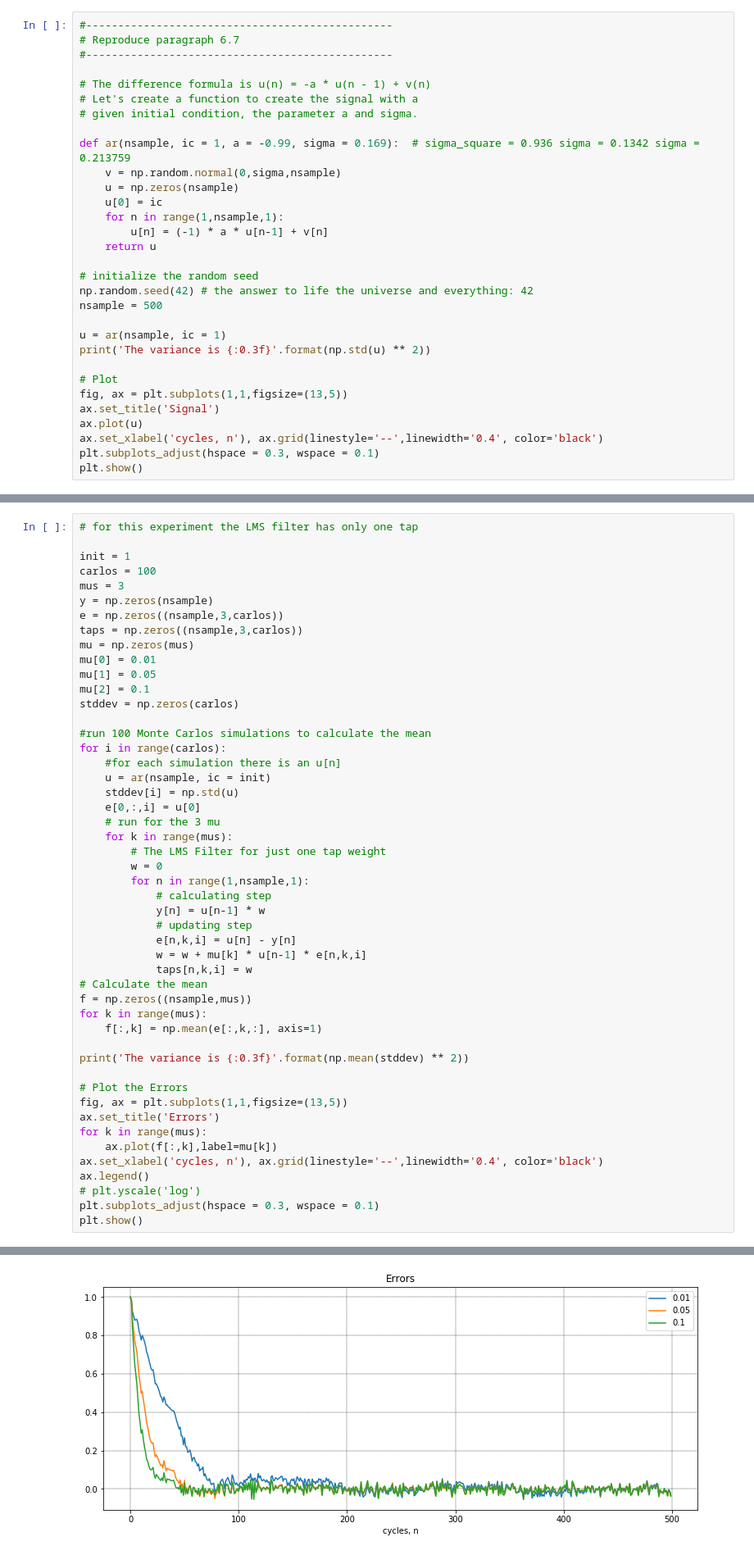
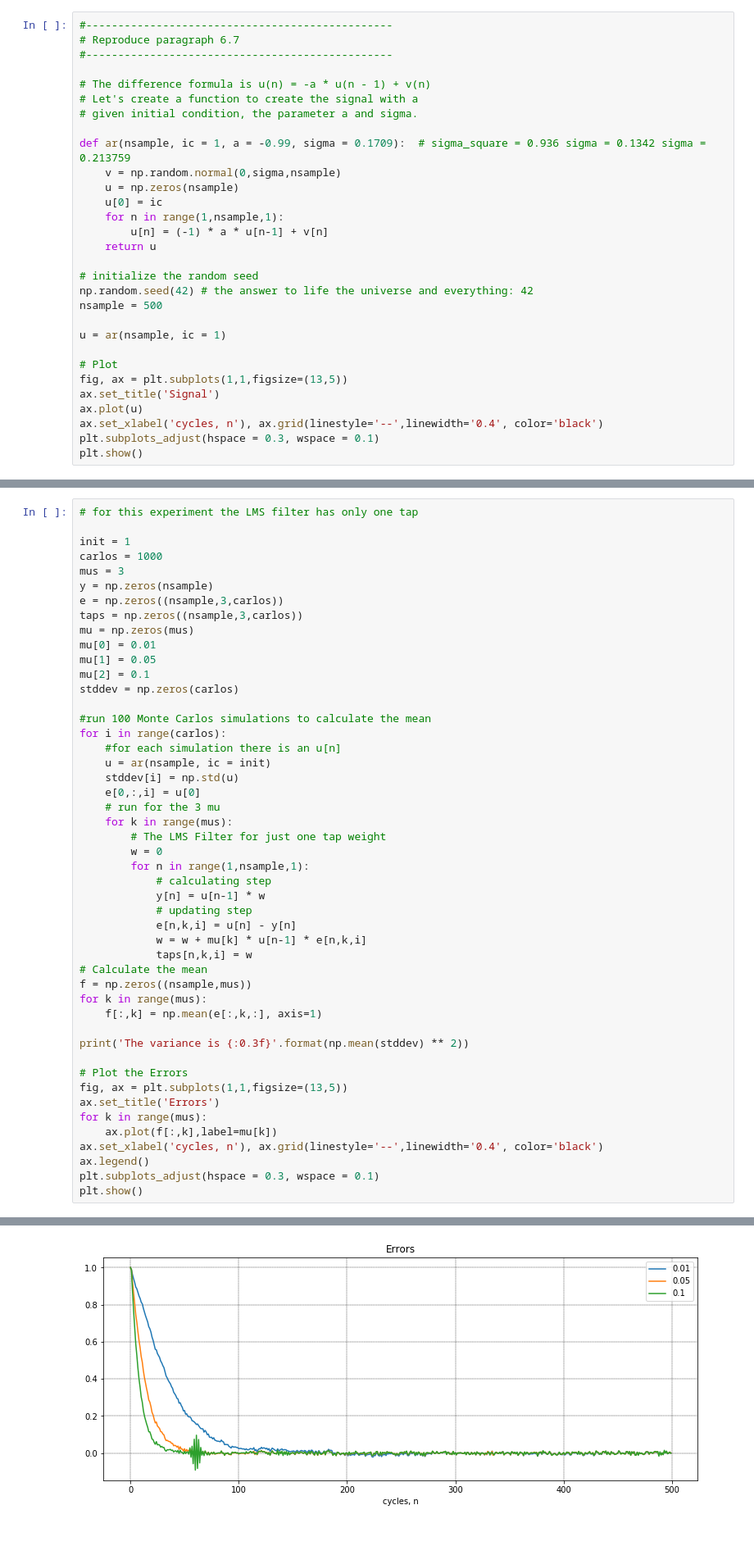
Before and after one commit to natanaelmgomes/AF4_LMS_NLMS, a Jupyter notebook: AF4_LMS_NLMS.ipynb, the cells around one changed output, grey strips where cells are left out. Shown at 82% size. Cells and saved outputs as stored; diff of their text form.

```diff
--- a/AF4_LMS_NLMS.ipynb
+++ b/AF4_LMS_NLMS.ipynb
@@ -23,7 +23,7 @@ import matplotlib.pyplot as plt
 # Let's create a function to create the signal with a
 # given initial condition, the parameter a and sigma.
 
-def ar(nsample, ic = 1, a = -0.99, sigma = 0.169):  # sigma_square = 0.936 sigma = 0.1342 sigma = 0.213759
+def ar(nsample, ic = 1, a = -0.99, sigma = 0.1709):  # sigma_square = 0.936 sigma = 0.1342 sigma = 0.213759
     v = np.random.normal(0,sigma,nsample)
     u = np.zeros(nsample)
     u[0] = ic
@@ -36,7 +36,6 @@ np.random.seed(42) # the answer to life the universe and everything: 42
 nsample = 500
 
 u = ar(nsample, ic = 1)
-print('The variance is {:0.3f}'.format(np.std(u) ** 2))
 
 # Plot
 fig, ax = plt.subplots(1,1,figsize=(13,5))
@@ -52,7 +50,7 @@ The variance is 0.553
 # for this experiment the LMS filter has only one tap
 
 init = 1
-carlos = 100
+carlos = 1000
 mus = 3
 y = np.zeros(nsample)
 e = np.zeros((nsample,3,carlos))
@@ -94,7 +92,6 @@ for k in range(mus):
     ax.plot(f[:,k],label=mu[k])
 ax.set_xlabel('cycles, n'), ax.grid(linestyle='--',linewidth='0.4', color='black')
 ax.legend()
-# plt.yscale('log')
 plt.subplots_adjust(hspace = 0.3, wspace = 0.1)
 plt.show()
 # %% [output]
@@ -102 +99 @@ The variance is 0.991
-[figure, old version]
+[figure, new version]
```
Also changed, not shown: parts of 5 cells of this notebook.
